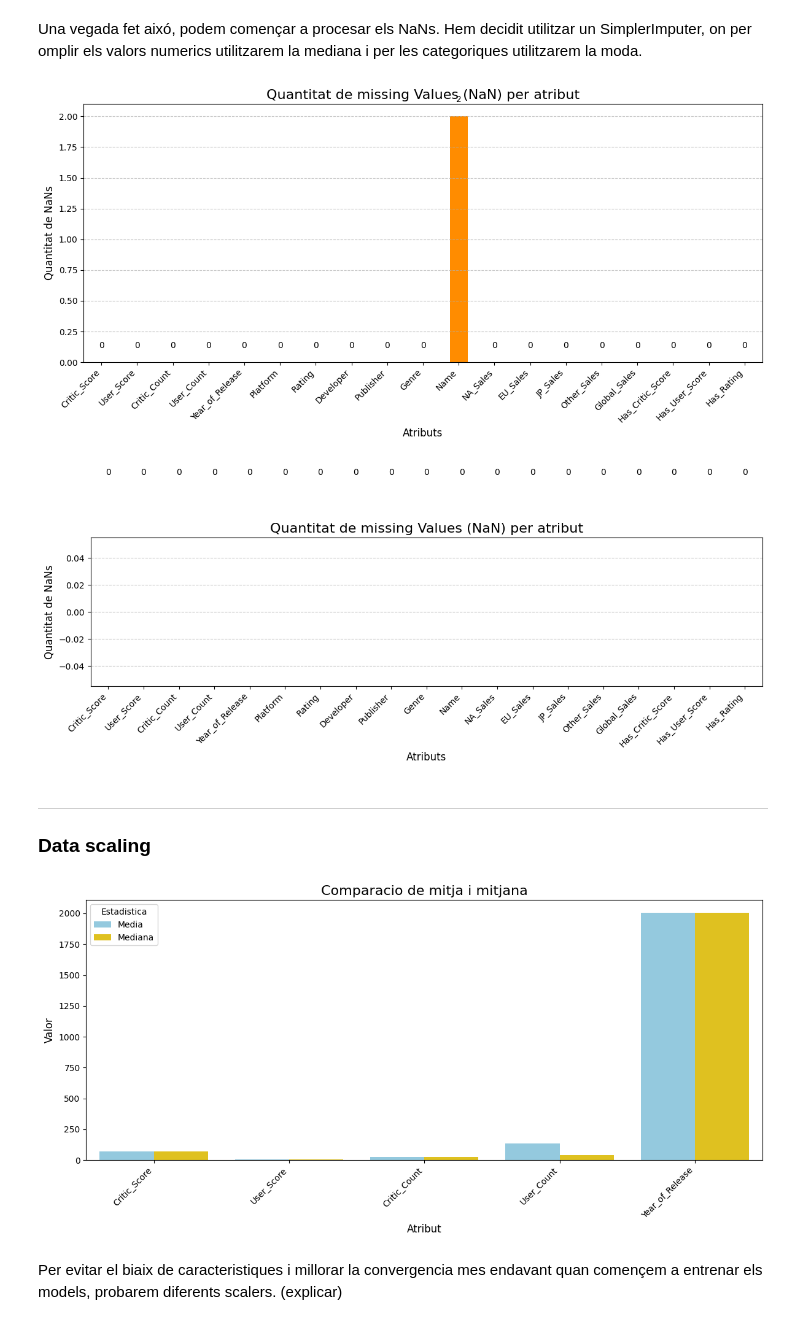
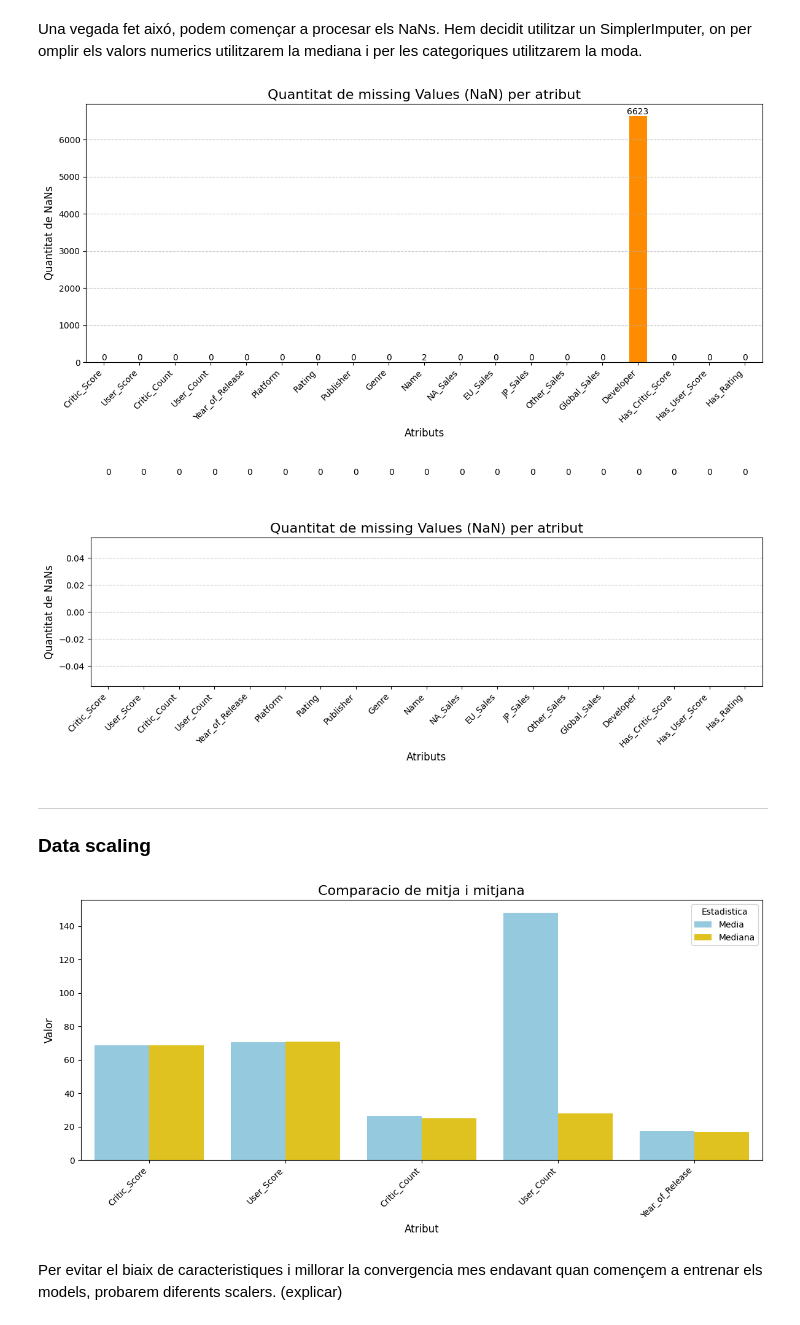
Before and after one commit to Emparans/video-games-sales-with-ratings, a Jupyter notebook: Kaggle.ipynb, the cells around one changed output. Saved outputs shown, nothing was run; the diff lists cells and outputs as text; code cells hidden in the pictures.

```diff
--- a/Kaggle.ipynb
+++ b/Kaggle.ipynb
@@ -139,5 +172,0 @@ Una vegada tractats els "tbd" podem veure que la puntuació i la cuantitat de va
-# %%
-df['User_Score'] = df['User_Score'].replace('tbd', np.nan) #En la columna user score hay tbd. Esto transforma esos en NaNs
-df['User_Score'] = pd.to_numeric(df['User_Score']) #Pasarlo a float64
-df_fixed = df
-mostrarGraficNaNs(df_fixed)
@@ -145,0 +173,7 @@ mostrarGraficNaNs(df_fixed)
+# %%
+dfPrep['User_Score'] = dfPrep['User_Score'].replace('tbd', np.nan) #Transforma TBD en NaNs
+dfPrep['User_Score'] = pd.to_numeric(dfPrep['User_Score']) #Converteix la columna en float
+dfPrep['Rating'] = dfPrep['Rating'].replace('RP', np.nan) #Transforma RP en NaNs
+dfPrep['Rating'] = dfPrep['Rating'].replace('K-A', 'E') #Transforma K-A en E
+df_fixed = dfPrep
+mostrarGraficNaNs(df_fixed)
@@ -146,21 +182,18 @@ mostrarGraficNaNs(df_fixed)
 # %% [markdown]
 Una vegada fet aixó, podem començar a procesar els NaNs. Hem decidit utilitzar un SimplerImputer, on per omplir els valors numerics utilitzarem  la mediana i per les categoriques utilitzarem la moda.
 # %%
-numeric_features = ['Critic_Score', 'User_Score', 'Critic_Count', 'User_Count', 'Year_of_Release']
-categorical_features = ['Platform','Rating', 'Developer','Publisher', 'Genre']
+df_fixed['Has_Critic_Score'] = df_fixed['Critic_Score'].notnull().astype(int)
+df_fixed['Has_User_Score'] = df_fixed['User_Score'].notnull().astype(int)
+df_fixed['Has_Rating'] = df_fixed['Rating'].notnull().astype(int)
 
-df['Has_Critic_Score'] = df['Critic_Score'].notnull().astype(int)
-df['Has_User_Score'] = df['User_Score'].notnull().astype(int)
-df['Has_Rating'] = df['Rating'].notnull().astype(str)
-
-numeric_imputed = IterativeImputer(max_iter=10, random_state=42, min_value=0).fit_transform(df[numeric_features])
+numeric_imputed = IterativeImputer(max_iter=10, random_state=42, min_value=0).fit_transform(df_fixed[numeric_features])
 df_numeric = pd.DataFrame(numeric_imputed, columns=numeric_features, index=df.index)
 
-categorical_imputed = SimpleImputer(strategy='most_frequent').fit_transform(df[categorical_features])
+categorical_imputed = SimpleImputer(strategy='most_frequent').fit_transform(df_fixed[categorical_features])
 df_categorical = pd.DataFrame(categorical_imputed, columns=categorical_features, index=df.index)
 
-passthrough_cols = [col for col in df.columns if col not in numeric_features + categorical_features]
-df_passthrough = df[passthrough_cols]
+passthrough_cols = [col for col in df_fixed.columns if col not in numeric_features + categorical_features]
+df_passthrough = df_fixed[passthrough_cols]
 
 df_imputed = pd.concat([df_numeric, df_categorical, df_passthrough], axis=1)
 
@@ -170,50 +203,50 @@ df_imputed = df_imputed.dropna()
 
 mostrarGraficNaNs(df_imputed)
 # %% [output]
-[figure, old version]
+[figure, new version]
-[figure, old version]
+[figure, new version]
 # %% [markdown]
 ---
 ### Data scaling
 # %%
-atributosNumericos = ['Critic_Score', 'User_Score', 'Critic_Count', 'User_Count','Year_of_Release']
-
-df_numeric_data = df_imputed[atributosNumericos]
-df2 = df_imputed[atributosNumericos]
+df_numeric_data = df_imputed[numeric_features]
+df2 = df_imputed[numeric_features]
+df2.loc[:, 'Year_of_Release'] = 2025 - df2['Year_of_Release']
+df2.loc[:, 'User_Score'] = df2['User_Score'] * 10
 atributos_numericos = numeric_features
 # -----------------------------------------------------
-medias = df2[atributosNumericos].mean().rename('Media')
-medianas = df2[atributosNumericos].median().rename('Mediana')
+medias = df2[numeric_features].mean().rename('Media')
+medianas = df2[numeric_features].median().rename('Mediana')
 
 df_stats = pd.concat([medias, medianas], axis=1)
 
 df_plot = df_stats.reset_index().melt(
     id_vars='index',
     var_name='Estadística',
     value_name='Valor'
 )
 
 df_plot = df_plot.rename(columns={'index': 'Atributo'})
 
 plt.figure(figsize=(12, 6))
 
 sns.barplot(
     x='Atributo',
     y='Valor',
     hue='Estadística',
     data=df_plot,
     palette={'Media': 'skyblue', 'Mediana': 'gold'}
 )
 plt.title('Comparacio de mitja i mitjana', fontsize=16)
 plt.xlabel('Atribut', fontsize=12)
 plt.ylabel('Valor', fontsize=12)
 plt.legend(title='Estadistica')
 plt.xticks(rotation=45, ha='right')
 
 plt.tight_layout()
 plt.show()
 # %% [output]
-[figure, old version]
+[figure, new version]
 # %% [markdown]
 Per evitar el biaix de caracteristiques i millorar la convergencia mes endavant quan començem a entrenar els models, probarem diferents scalers. (explicar)
 # %%
```
Also changed, not shown: parts of 24 cells of this notebook.
